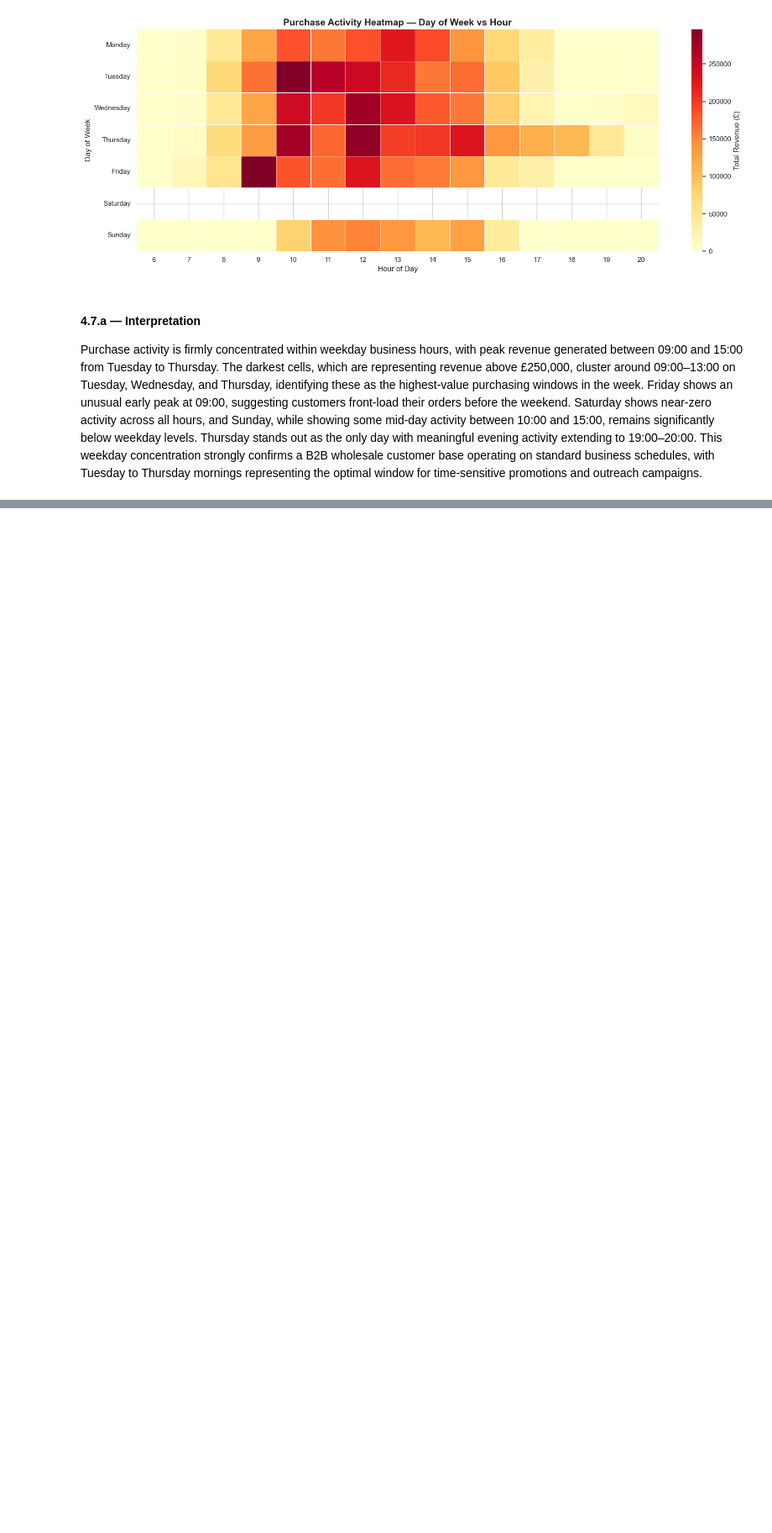
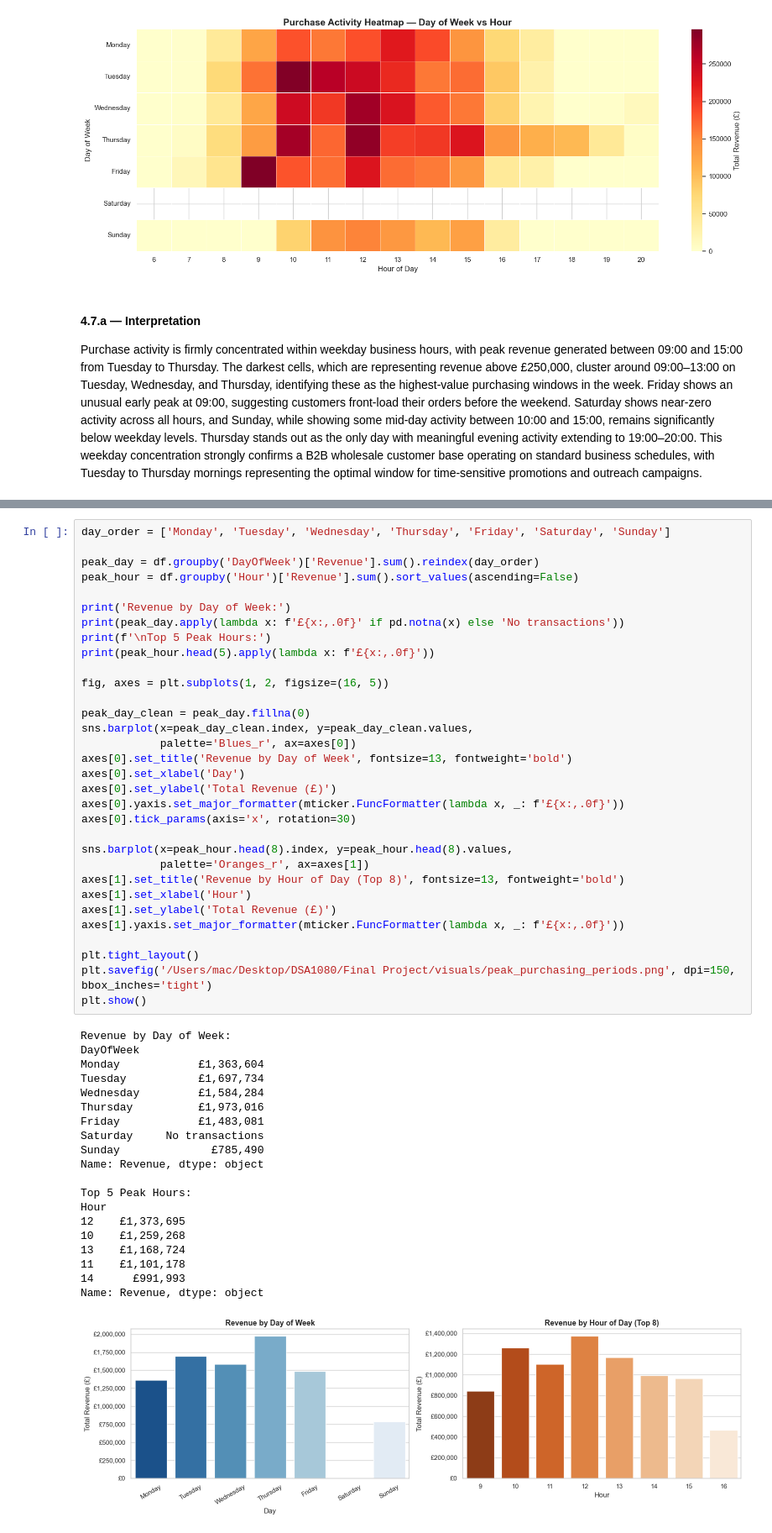
Before and after one commit to Gad-rb/DSA1080A-SS2026-GadRubuye-CustomerTransactionAnalysis, a Jupyter notebook: visuals/notebook.ipynb, the cells around one changed output, grey strips where cells are left out. Shown at 84% size. Saved outputs shown, nothing was run; the diff lists cells and outputs as text; blank space fills up the shorter version.

```diff
--- a/visuals/notebook.ipynb
+++ b/visuals/notebook.ipynb
@@ -572,0 +759,53 @@ Purchase activity is firmly concentrated within weekday business hours, with pea
+# %%
+day_order = ['Monday', 'Tuesday', 'Wednesday', 'Thursday', 'Friday', 'Saturday', 'Sunday']
+
+peak_day = df.groupby('DayOfWeek')['Revenue'].sum().reindex(day_order)
+peak_hour = df.groupby('Hour')['Revenue'].sum().sort_values(ascending=False)
+
+print('Revenue by Day of Week:')
+print(peak_day.apply(lambda x: f'£{x:,.0f}' if pd.notna(x) else 'No transactions'))
+print(f'\nTop 5 Peak Hours:')
+print(peak_hour.head(5).apply(lambda x: f'£{x:,.0f}'))
+
+fig, axes = plt.subplots(1, 2, figsize=(16, 5))
+
+peak_day_clean = peak_day.fillna(0)
+sns.barplot(x=peak_day_clean.index, y=peak_day_clean.values,
+            palette='Blues_r', ax=axes[0])
+axes[0].set_title('Revenue by Day of Week', fontsize=13, fontweight='bold')
+axes[0].set_xlabel('Day')
+axes[0].set_ylabel('Total Revenue (£)')
+axes[0].yaxis.set_major_formatter(mticker.FuncFormatter(lambda x, _: f'£{x:,.0f}'))
+axes[0].tick_params(axis='x', rotation=30)
+
+sns.barplot(x=peak_hour.head(8).index, y=peak_hour.head(8).values,
+            palette='Oranges_r', ax=axes[1])
+axes[1].set_title('Revenue by Hour of Day (Top 8)', fontsize=13, fontweight='bold')
+axes[1].set_xlabel('Hour')
+axes[1].set_ylabel('Total Revenue (£)')
+axes[1].yaxis.set_major_formatter(mticker.FuncFormatter(lambda x, _: f'£{x:,.0f}'))
+
+plt.tight_layout()
+plt.savefig('/Users/mac/Desktop/DSA1080/Final Project/visuals/peak_purchasing_periods.png', dpi=150, bbox_inches='tight')
+plt.show()
+# %% [output]
+Revenue by Day of Week:
+DayOfWeek
+Monday            £1,363,604
+Tuesday           £1,697,734
+Wednesday         £1,584,284
+Thursday          £1,973,016
+Friday            £1,483,081
+Saturday     No transactions
+Sunday              £785,490
+Name: Revenue, dtype: object
+
+Top 5 Peak Hours:
+Hour
+12    £1,373,695
+10    £1,259,268
+13    £1,168,724
+11    £1,101,178
+14      £991,993
+Name: Revenue, dtype: object
+[figure, added]
```
Also changed, not shown: parts of 25 cells of this notebook, 6 other files.
